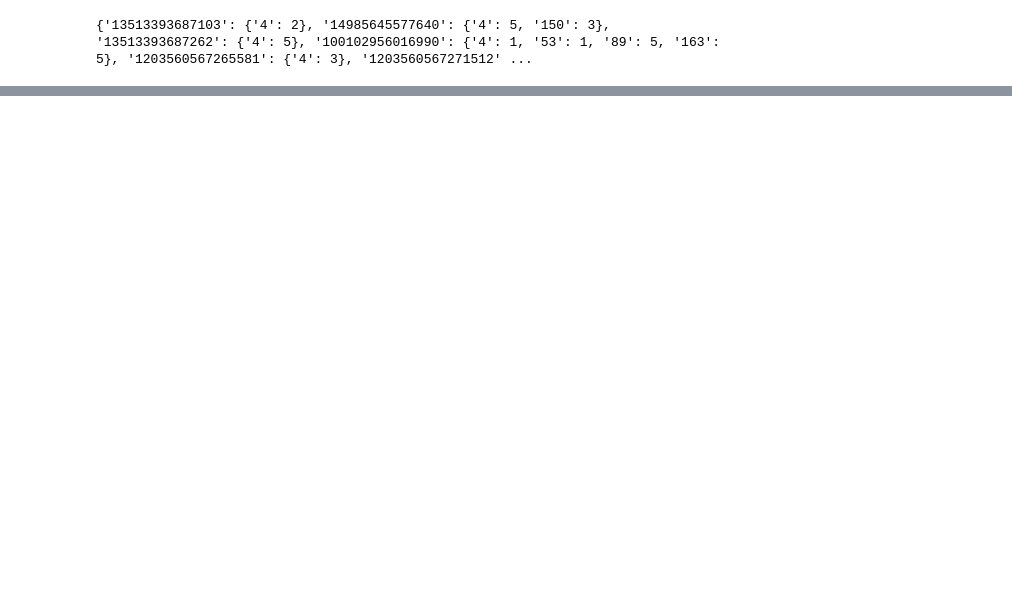
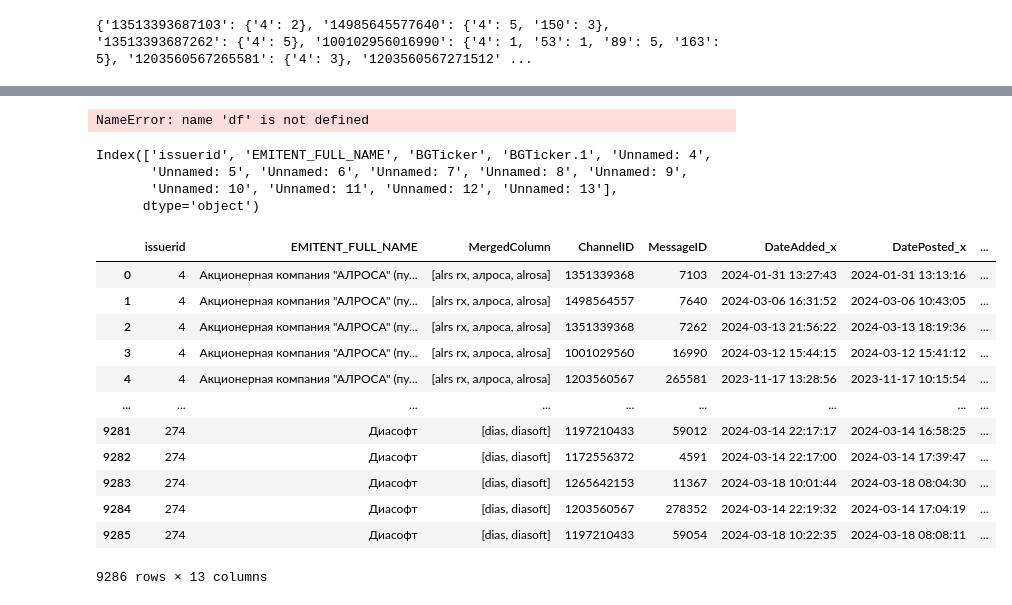
Before and after one commit to RekziP/Gagarin-hakaton, a Jupyter notebook: Alexey/first check.ipynb, the cells around one changed output, grey strips where cells are left out. Saved outputs shown, nothing was run; the diff lists cells and outputs as text; code cells hidden in the pictures; blank space fills up the shorter version.

```diff
--- a/Alexey/first check.ipynb
+++ b/Alexey/first check.ipynb
@@ -106,0 +340,25 @@ def f1_score(y_true, y_pred)
+# %%
+df = df.dropna()
+# %% [output]
+NameError: name 'df' is not defined
+# %%
+from merged_dataframes import get_merged_df
+get_merged_df()
+# %% [output]
+Index(['issuerid', 'EMITENT_FULL_NAME', 'BGTicker', 'BGTicker.1', 'Unnamed: 4',
+       'Unnamed: 5', 'Unnamed: 6', 'Unnamed: 7', 'Unnamed: 8', 'Unnamed: 9',
+       'Unnamed: 10', 'Unnamed: 11', 'Unnamed: 12', 'Unnamed: 13'],
+      dtype='object')
+|  | issuerid | EMITENT_FULL_NAME | MergedColumn | ChannelID | MessageID | DateAdded_x | DatePosted_x | ... |
+| 0 | 4 | Акционерная компания "АЛРОСА" (пу... | [alrs rx, алроса, alrosa] | 1351339368 | 7103 | 2024-01-31 13:27:43 | 2024-01-31 13:13:16 | ... |
+| 1 | 4 | Акционерная компания "АЛРОСА" (пу... | [alrs rx, алроса, alrosa] | 1498564557 | 7640 | 2024-03-06 16:31:52 | 2024-03-06 10:43:05 | ... |
+| 2 | 4 | Акционерная компания "АЛРОСА" (пу... | [alrs rx, алроса, alrosa] | 1351339368 | 7262 | 2024-03-13 21:56:22 | 2024-03-13 18:19:36 | ... |
+| 3 | 4 | Акционерная компания "АЛРОСА" (пу... | [alrs rx, алроса, alrosa] | 1001029560 | 16990 | 2024-03-12 15:44:15 | 2024-03-12 15:41:12 | ... |
+| 4 | 4 | Акционерная компания "АЛРОСА" (пу... | [alrs rx, алроса, alrosa] | 1203560567 | 265581 | 2023-11-17 13:28:56 | 2023-11-17 10:15:54 | ... |
+| ... | ... | ... | ... | ... | ... | ... | ... | ... |
+| 9281 | 274 | Диасофт | [dias, diasoft] | 1197210433 | 59012 | 2024-03-14 22:17:17 | 2024-03-14 16:58:25 | ... |
+| 9282 | 274 | Диасофт | [dias, diasoft] | 1172556372 | 4591 | 2024-03-14 22:17:00 | 2024-03-14 17:39:47 | ... |
+| 9283 | 274 | Диасофт | [dias, diasoft] | 1265642153 | 11367 | 2024-03-18 10:01:44 | 2024-03-18 08:04:30 | ... |
+| 9284 | 274 | Диасофт | [dias, diasoft] | 1203560567 | 278352 | 2024-03-14 22:19:32 | 2024-03-14 17:04:19 | ... |
+| 9285 | 274 | Диасофт | [dias, diasoft] | 1197210433 | 59054 | 2024-03-18 10:22:35 | 2024-03-18 08:08:11 | ... |
+9286 rows × 13 columns
```
Also changed, not shown: parts of 27 cells of this notebook, 8 other files.
